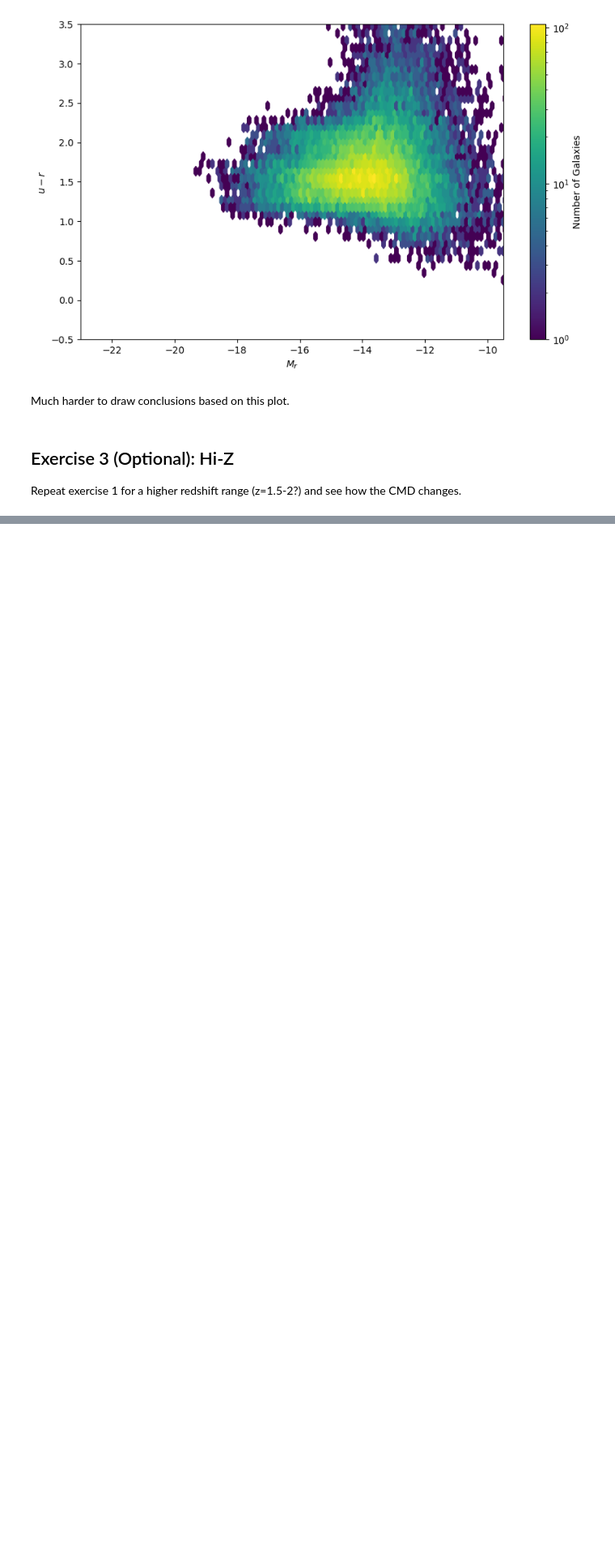
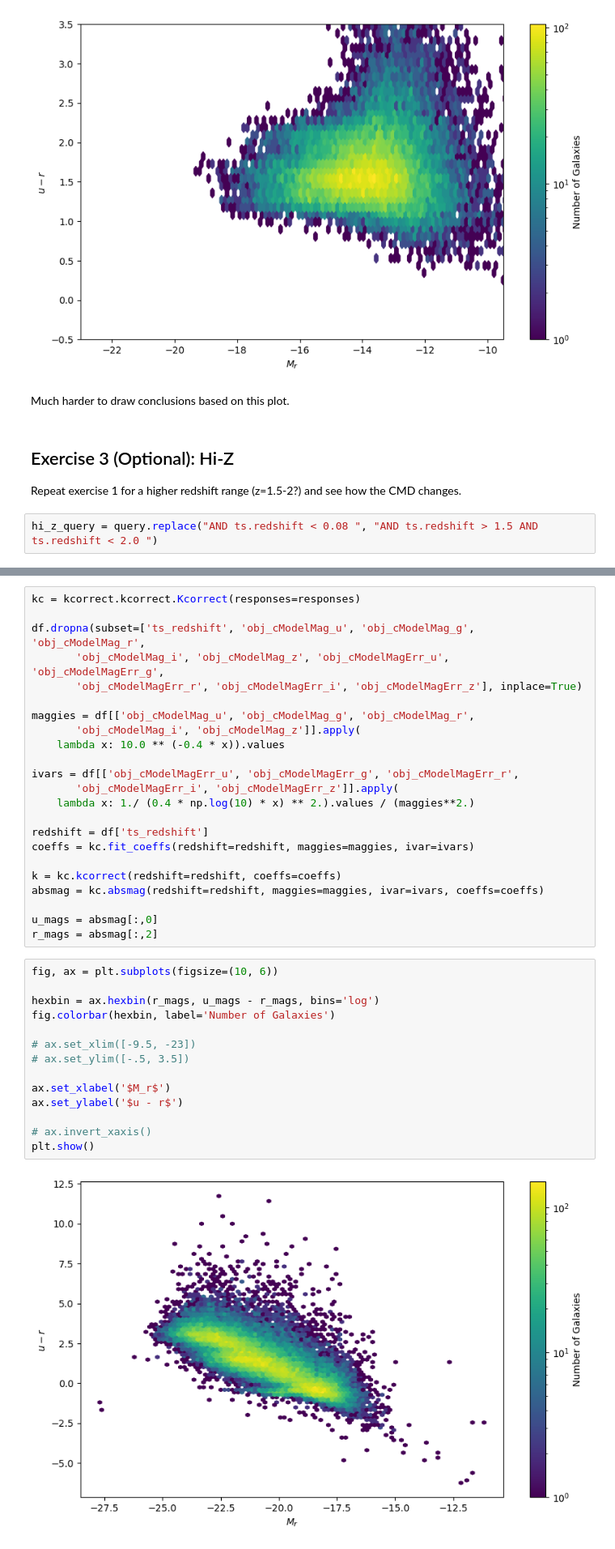
Before and after one commit to ykwang1/astr597-survey-science, a Jupyter notebook: HW/HW5.ipynb, the cells around one changed output, grey strips where cells are left out. Shown at 81% size. Saved outputs shown, nothing was run; the diff lists cells and outputs as text; blank space fills up the shorter version.

```diff
--- a/HW/HW5.ipynb
+++ b/HW/HW5.ipynb
@@ -447,3 +449,5 @@ Much harder to draw conclusions based on this plot.
 ## Exercise 3 (Optional): Hi-Z
 
 Repeat exercise 1 for a higher redshift range (z=1.5-2?) and see how the CMD changes.
+# %%
+hi_z_query = query.replace("AND ts.redshift < 0.08 ", "AND ts.redshift > 1.5 AND ts.redshift < 2.0 ")
@@ -449,0 +473,39 @@ Repeat exercise 1 for a higher redshift range (z=1.5-2?) and see how the CMD cha
+# %%
+kc = kcorrect.kcorrect.Kcorrect(responses=responses)
+
+df.dropna(subset=['ts_redshift', 'obj_cModelMag_u', 'obj_cModelMag_g', 'obj_cModelMag_r',
+       'obj_cModelMag_i', 'obj_cModelMag_z', 'obj_cModelMagErr_u', 'obj_cModelMagErr_g',
+       'obj_cModelMagErr_r', 'obj_cModelMagErr_i', 'obj_cModelMagErr_z'], inplace=True)
+
+maggies = df[['obj_cModelMag_u', 'obj_cModelMag_g', 'obj_cModelMag_r',
+       'obj_cModelMag_i', 'obj_cModelMag_z']].apply(
+    lambda x: 10.0 ** (-0.4 * x)).values
+
+ivars = df[['obj_cModelMagErr_u', 'obj_cModelMagErr_g', 'obj_cModelMagErr_r',
+       'obj_cModelMagErr_i', 'obj_cModelMagErr_z']].apply(
+    lambda x: 1./ (0.4 * np.log(10) * x) ** 2.).values / (maggies**2.)
+
+redshift = df['ts_redshift']
+coeffs = kc.fit_coeffs(redshift=redshift, maggies=maggies, ivar=ivars)
+
+k = kc.kcorrect(redshift=redshift, coeffs=coeffs)
+absmag = kc.absmag(redshift=redshift, maggies=maggies, ivar=ivars, coeffs=coeffs)
+
+u_mags = absmag[:,0]
+r_mags = absmag[:,2]
+# %%
+fig, ax = plt.subplots(figsize=(10, 6))
+
+hexbin = ax.hexbin(r_mags, u_mags - r_mags, bins='log')
+fig.colorbar(hexbin, label='Number of Galaxies')
+
+# ax.set_xlim([-9.5, -23])
+# ax.set_ylim([-.5, 3.5])
+
+ax.set_xlabel('$M_r$')
+ax.set_ylabel('$u - r$')
+
+# ax.invert_xaxis()
+plt.show()
+# %% [output]
+[figure, added]
```
Also changed, not shown: parts of 8 cells of this notebook.
